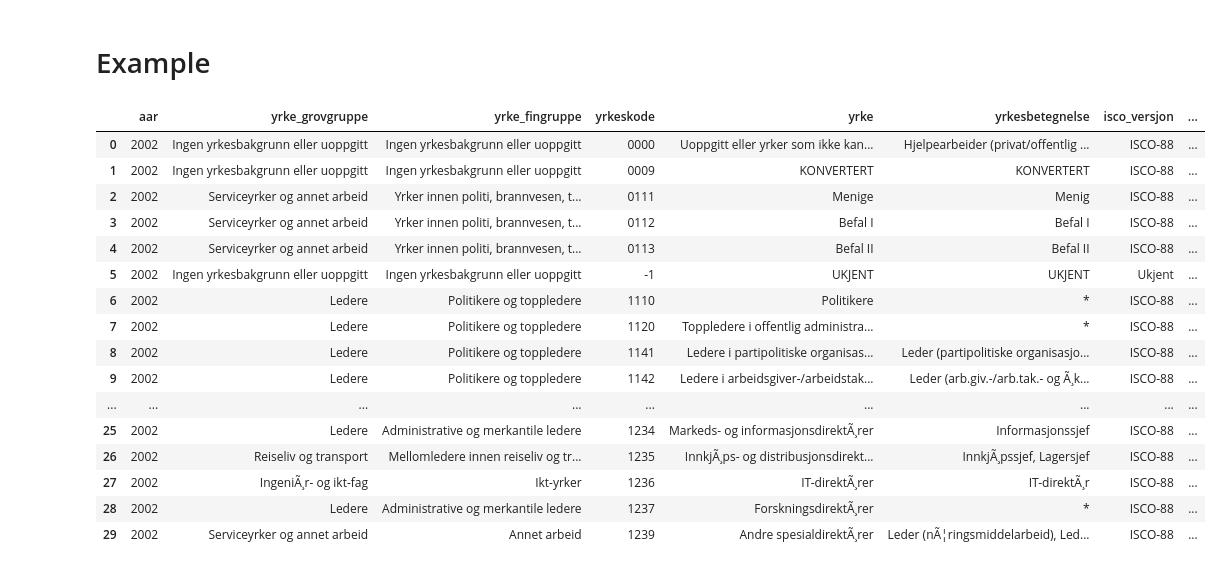
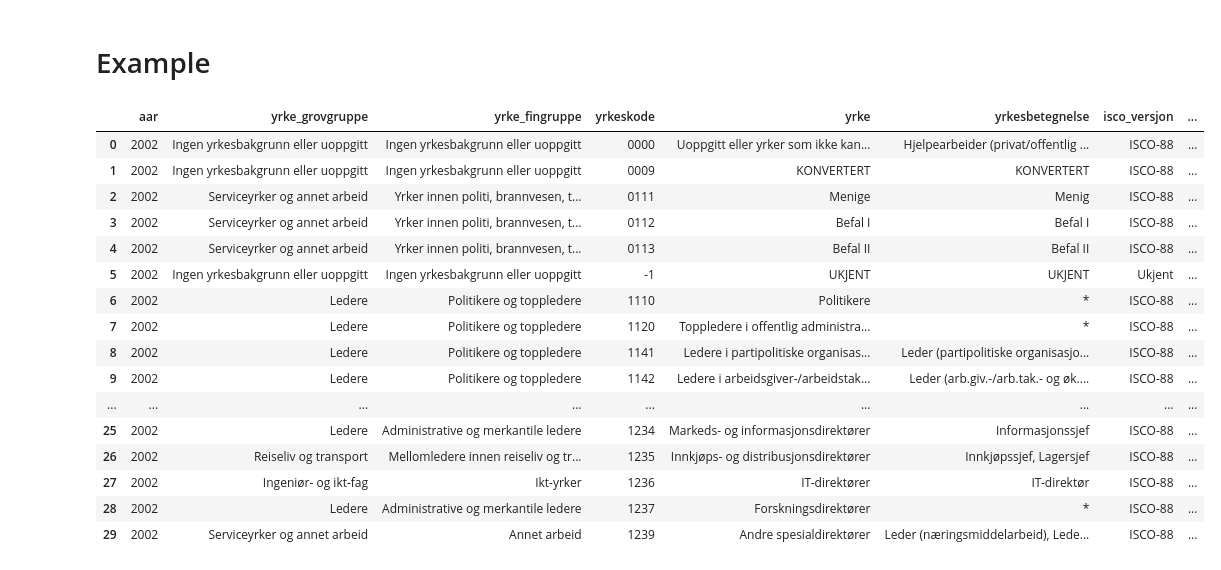
Before and after one commit to datasett/examples, a Jupyter notebook: nav/download from data.nav.no.ipynb, the cells around one changed output. Drawn from its saved outputs; the diff is of its cells as text; code cells hidden in the pictures.

Commit message:
add datasets

```diff
--- a/nav/download from data.nav.no.ipynb
+++ b/nav/download from data.nav.no.ipynb
@@ -93,23 +93,23 @@ for r, d, f in os.walk(DATA_LOC):
 # %% [markdown]
 # Example
 # %%
-pd.read_csv('https://raw.githubusercontent.com/datasett/examples/master/nav/opendata/arbeidssokere_yrke_aar.csv',
-            sep=';').head(30)
+pd.read_csv('https://raw.githubusercontent.com/datasett/examples/master/nav/opendata/arbeidssokere_yrke_aar.csv.gz',
+            sep=';', encoding='utf-8').head(30)
 # %% [output]
 |  | aar | yrke_grovgruppe | yrke_fingruppe | yrkeskode | yrke | yrkesbetegnelse | isco_versjon | ... |
 | 0 | 2002 | Ingen yrkesbakgrunn eller uoppgitt | Ingen yrkesbakgrunn eller uoppgitt | 0000 | Uoppgitt eller yrker som ikke kan... | Hjelpearbeider (privat/offentlig ... | ISCO-88 | ... |
 | 1 | 2002 | Ingen yrkesbakgrunn eller uoppgitt | Ingen yrkesbakgrunn eller uoppgitt | 0009 | KONVERTERT | KONVERTERT | ISCO-88 | ... |
 | 2 | 2002 | Serviceyrker og annet arbeid | Yrker innen politi, brannvesen, t... | 0111 | Menige | Menig | ISCO-88 | ... |
 | 3 | 2002 | Serviceyrker og annet arbeid | Yrker innen politi, brannvesen, t... | 0112 | Befal I | Befal I | ISCO-88 | ... |
 | 4 | 2002 | Serviceyrker og annet arbeid | Yrker innen politi, brannvesen, t... | 0113 | Befal II | Befal II | ISCO-88 | ... |
 | 5 | 2002 | Ingen yrkesbakgrunn eller uoppgitt | Ingen yrkesbakgrunn eller uoppgitt | -1 | UKJENT | UKJENT | Ukjent | ... |
 | 6 | 2002 | Ledere | Politikere og toppledere | 1110 | Politikere | * | ISCO-88 | ... |
 | 7 | 2002 | Ledere | Politikere og toppledere | 1120 | Toppledere i offentlig administra... | * | ISCO-88 | ... |
 | 8 | 2002 | Ledere | Politikere og toppledere | 1141 | Ledere i partipolitiske organisas... | Leder (partipolitiske organisasjo... | ISCO-88 | ... |
-| 9 | 2002 | Ledere | Politikere og toppledere | 1142 | Ledere i arbeidsgiver-/arbeidstak... | Leder (arb.giv.-/arb.tak.- og Ã¸k... | ISCO-88 | ... |
+| 9 | 2002 | Ledere | Politikere og toppledere | 1142 | Ledere i arbeidsgiver-/arbeidstak... | Leder (arb.giv.-/arb.tak.- og øk.... | ISCO-88 | ... |
 | ... | ... | ... | ... | ... | ... | ... | ... | ... |
-| 25 | 2002 | Ledere | Administrative og merkantile ledere | 1234 | Markeds- og informasjonsdirektÃ¸rer | Informasjonssjef | ISCO-88 | ... |
-| 26 | 2002 | Reiseliv og transport | Mellomledere innen reiseliv og tr... | 1235 | InnkjÃ¸ps- og distribusjonsdirekt... | InnkjÃ¸pssjef, Lagersjef | ISCO-88 | ... |
-| 27 | 2002 | IngeniÃ¸r- og ikt-fag | Ikt-yrker | 1236 | IT-direktÃ¸rer | IT-direktÃ¸r | ISCO-88 | ... |
-| 28 | 2002 | Ledere | Administrative og merkantile ledere | 1237 | ForskningsdirektÃ¸rer | * | ISCO-88 | ... |
-| 29 | 2002 | Serviceyrker og annet arbeid | Annet arbeid | 1239 | Andre spesialdirektÃ¸rer | Leder (nÃ¦ringsmiddelarbeid), Led... | ISCO-88 | ... |
+| 25 | 2002 | Ledere | Administrative og merkantile ledere | 1234 | Markeds- og informasjonsdirektører | Informasjonssjef | ISCO-88 | ... |
+| 26 | 2002 | Reiseliv og transport | Mellomledere innen reiseliv og tr... | 1235 | Innkjøps- og distribusjonsdirektører | Innkjøpssjef, Lagersjef | ISCO-88 | ... |
+| 27 | 2002 | Ingeniør- og ikt-fag | Ikt-yrker | 1236 | IT-direktører | IT-direktør | ISCO-88 | ... |
+| 28 | 2002 | Ledere | Administrative og merkantile ledere | 1237 | Forskningsdirektører | * | ISCO-88 | ... |
+| 29 | 2002 | Serviceyrker og annet arbeid | Annet arbeid | 1239 | Andre spesialdirektører | Leder (næringsmiddelarbeid), Lede... | ISCO-88 | ... |
```
Also changed, not shown: 3 other files.
